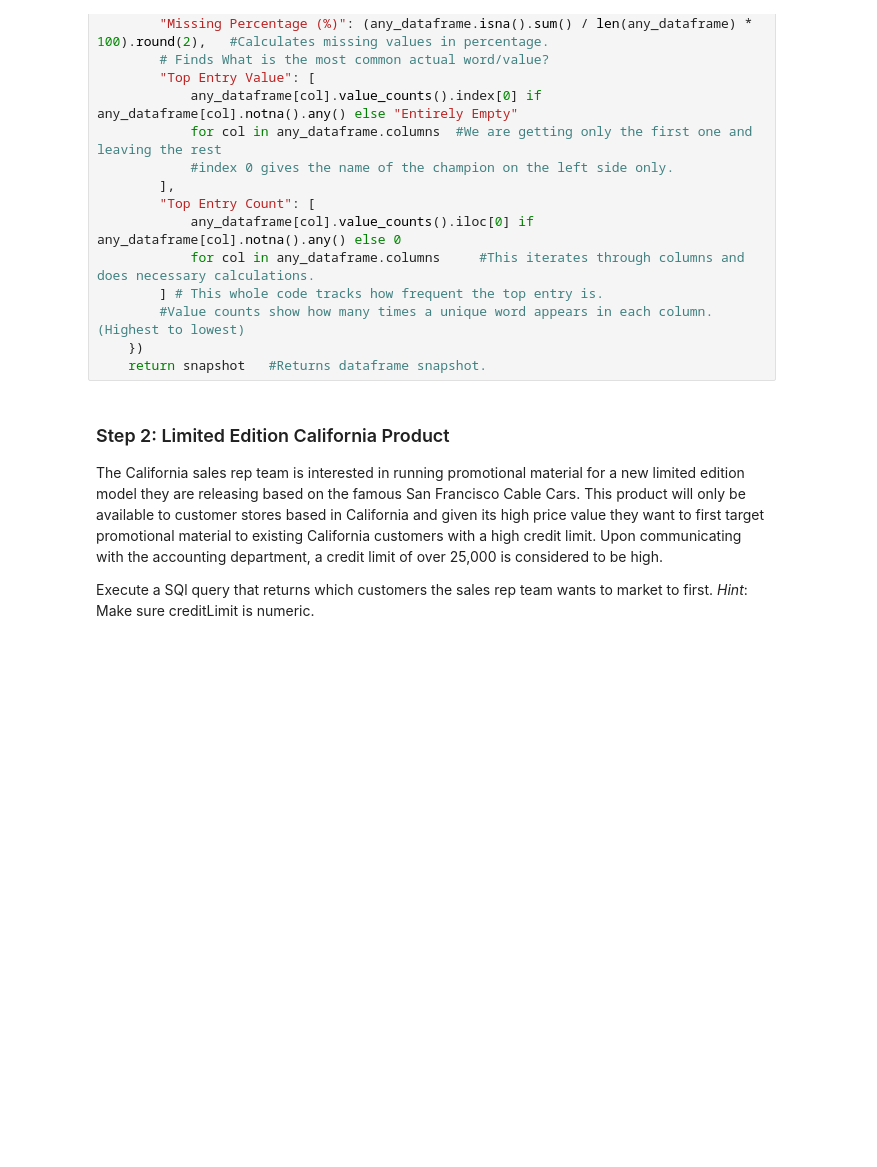
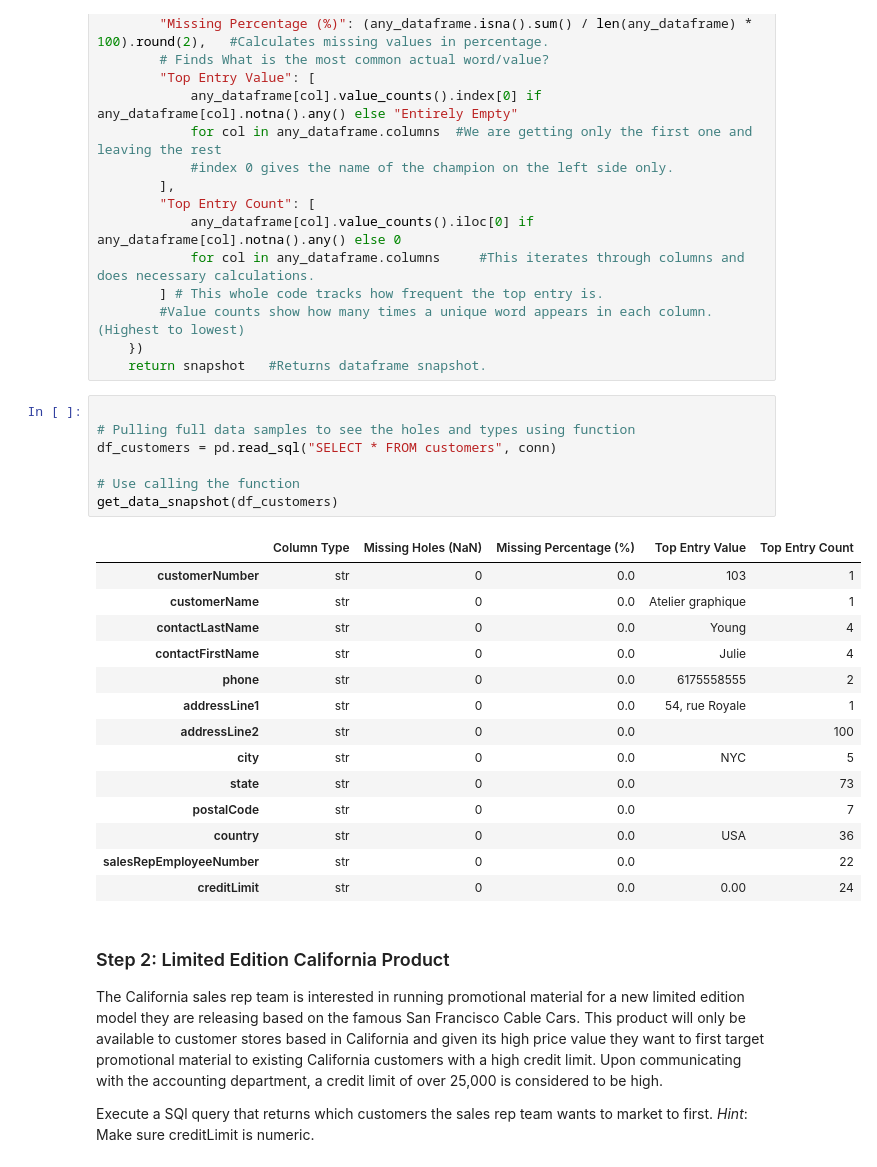
Before and after one commit to oliverkiplagat/dsc-sql-summative-lab, a Jupyter notebook: SQLSummativeLab.ipynb, the cells around one changed output. Cells and saved outputs as stored; diff of their text form; blank space fills up the shorter version.

```diff
--- a/SQLSummativeLab.ipynb
+++ b/SQLSummativeLab.ipynb
@@ -212,6 +212,28 @@ def get_data_snapshot(any_dataframe):
         #Value counts show how many times a unique word appears in each column.(Highest to lowest)
     })
     return snapshot   #Returns dataframe snapshot.
+# %%
+
+# Pulling full data samples to see the holes and types using function
+df_customers = pd.read_sql("SELECT * FROM customers", conn)
+
+# Use calling the function
+get_data_snapshot(df_customers)
+# %% [output]
+|  | Column Type | Missing Holes (NaN) | Missing Percentage (%) | Top Entry Value | Top Entry Count |
+| customerNumber | str | 0 | 0.0 | 103 | 1 |
+| customerName | str | 0 | 0.0 | Atelier graphique | 1 |
+| contactLastName | str | 0 | 0.0 | Young | 4 |
+| contactFirstName | str | 0 | 0.0 | Julie | 4 |
+| phone | str | 0 | 0.0 | 6175558555 | 2 |
+| addressLine1 | str | 0 | 0.0 | 54, rue Royale | 1 |
+| addressLine2 | str | 0 | 0.0 |  | 100 |
+| city | str | 0 | 0.0 | NYC | 5 |
+| state | str | 0 | 0.0 |  | 73 |
+| postalCode | str | 0 | 0.0 |  | 7 |
+| country | str | 0 | 0.0 | USA | 36 |
+| salesRepEmployeeNumber | str | 0 | 0.0 |  | 22 |
+| creditLimit | str | 0 | 0.0 | 0.00 | 24 |
 # %% [markdown]
 ### Step 2: Limited Edition California Product
 The California sales rep team is interested in running promotional material for a new limited edition model they are releasing based on the famous San Francisco Cable Cars. This product will only be available to customer stores based in California and given its high price value they want to first target promotional material to existing California customers with a high credit limit. Upon communicating with the accounting department, a credit limit of over 25,000 is considered to be high.
```
Also changed, not shown: parts of 4 cells of this notebook.
